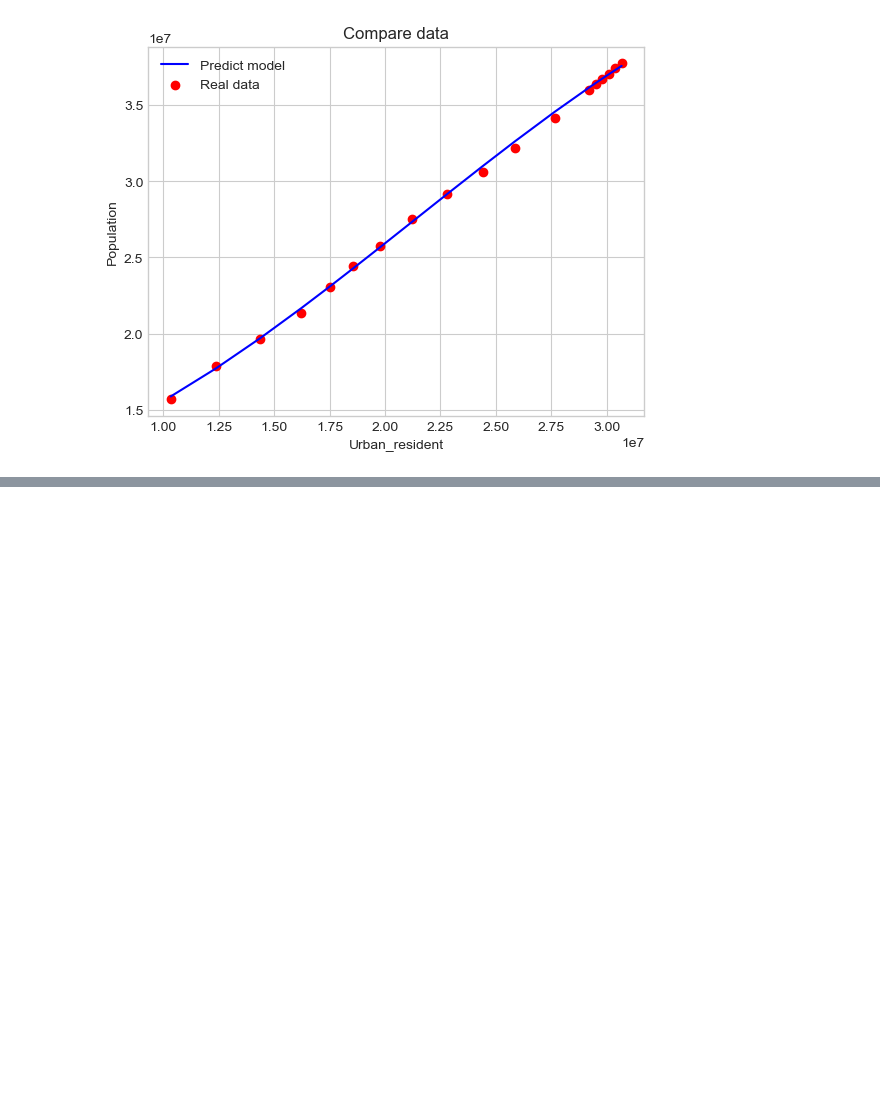
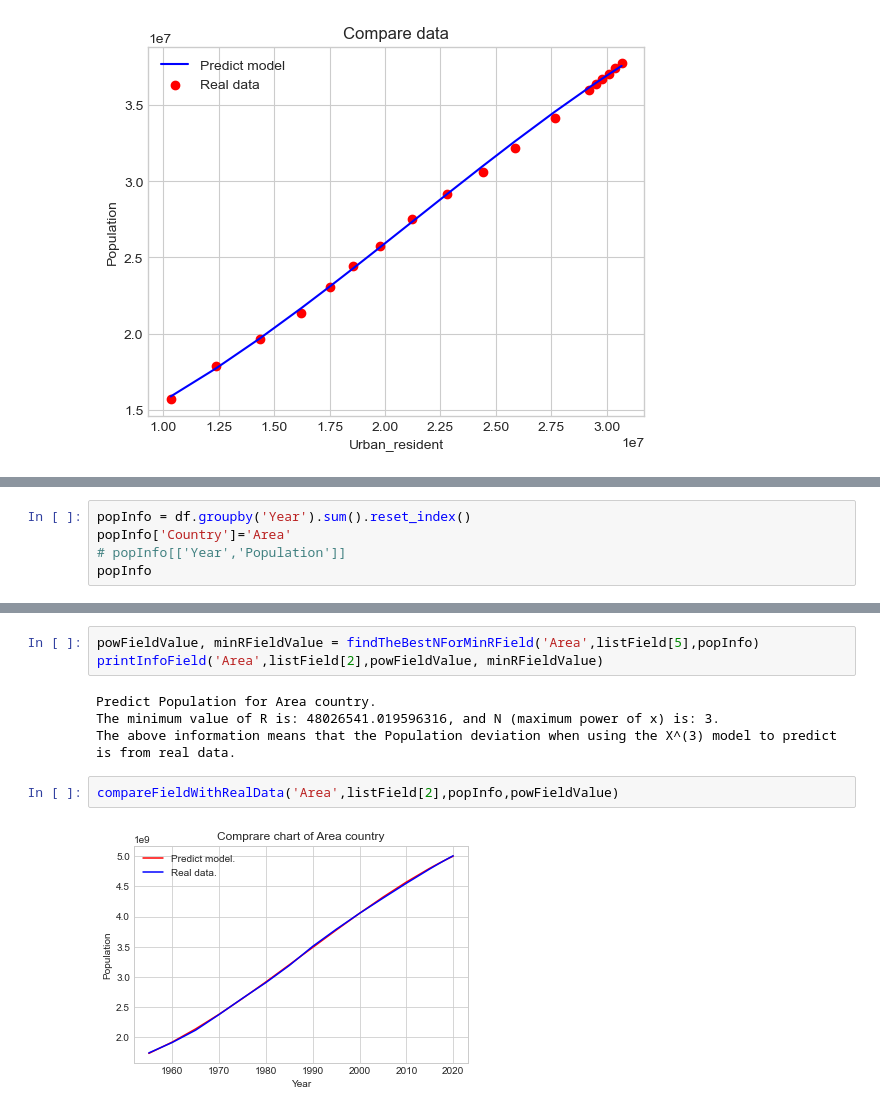
Before and after one commit to HoDangCao/Data-collection-and-population-analysis-of-Asia-and-North-America, a Jupyter notebook: DSProject - latest ver.ipynb, the cells around one changed output, grey strips where cells are left out. Drawn from its saved outputs; the diff is of its cells as text; blank space fills up the shorter version.

```diff
--- a/DSProject - latest ver.ipynb
+++ b/DSProject - latest ver.ipynb
@@ -1215,0 +1232,5 @@ visualizeDataForPoly(X,y1,y1Preds,bestFieldForPreds,fieldWantToPredict)
+# %%
+popInfo = df.groupby('Year').sum().reset_index()
+popInfo['Country']='Area'
+# popInfo[['Year','Population']]
+popInfo
@@ -1215,0 +1261,11 @@ visualizeDataForPoly(X,y1,y1Preds,bestFieldForPreds,fieldWantToPredict)
+# %%
+powFieldValue, minRFieldValue = findTheBestNForMinRField('Area',listField[5],popInfo)
+printInfoField('Area',listField[2],powFieldValue, minRFieldValue)
+# %% [output]
+Predict Population for Area country.
+The minimum value of R is: 48026541.019596316, and N (maximum power of x) is: 3.
+The above information means that the Population deviation when using the X^(3) model to predict is from real data.
+# %%
+compareFieldWithRealData('Area',listField[2],popInfo,powFieldValue)
+# %% [output]
+[figure, added]
```
Also changed, not shown: parts of 25 cells of this notebook.
